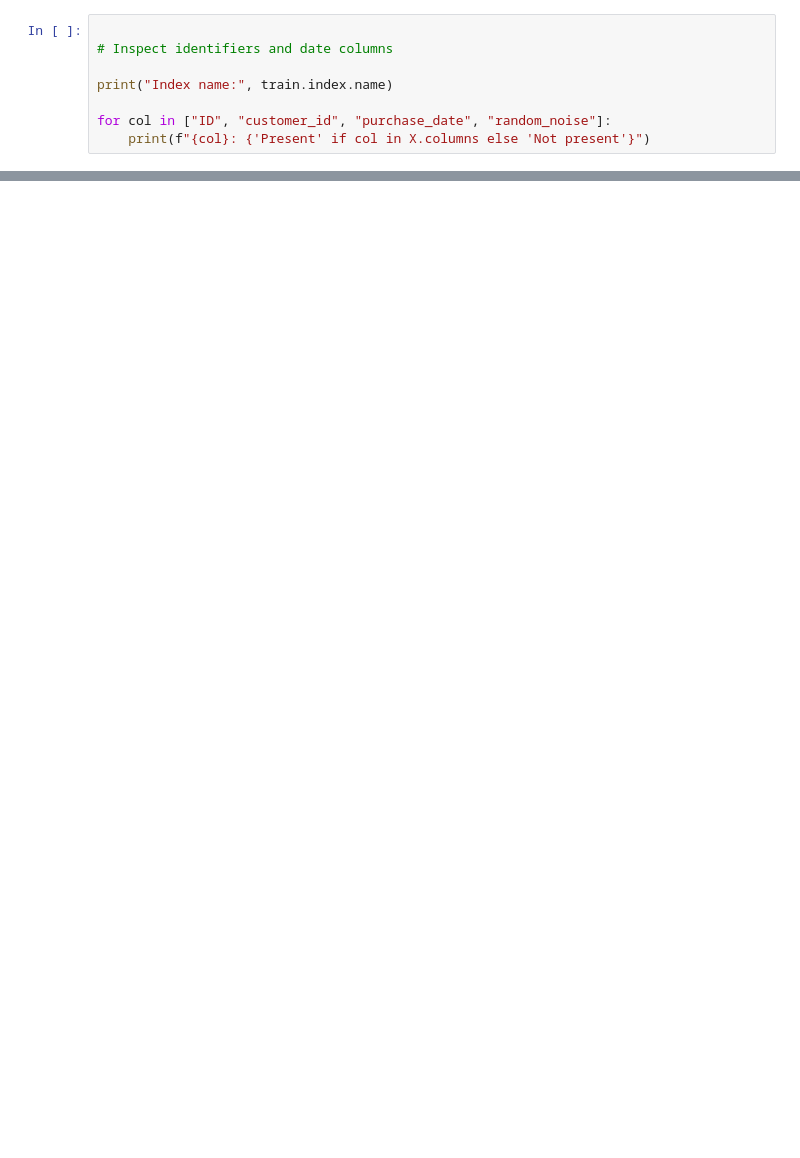
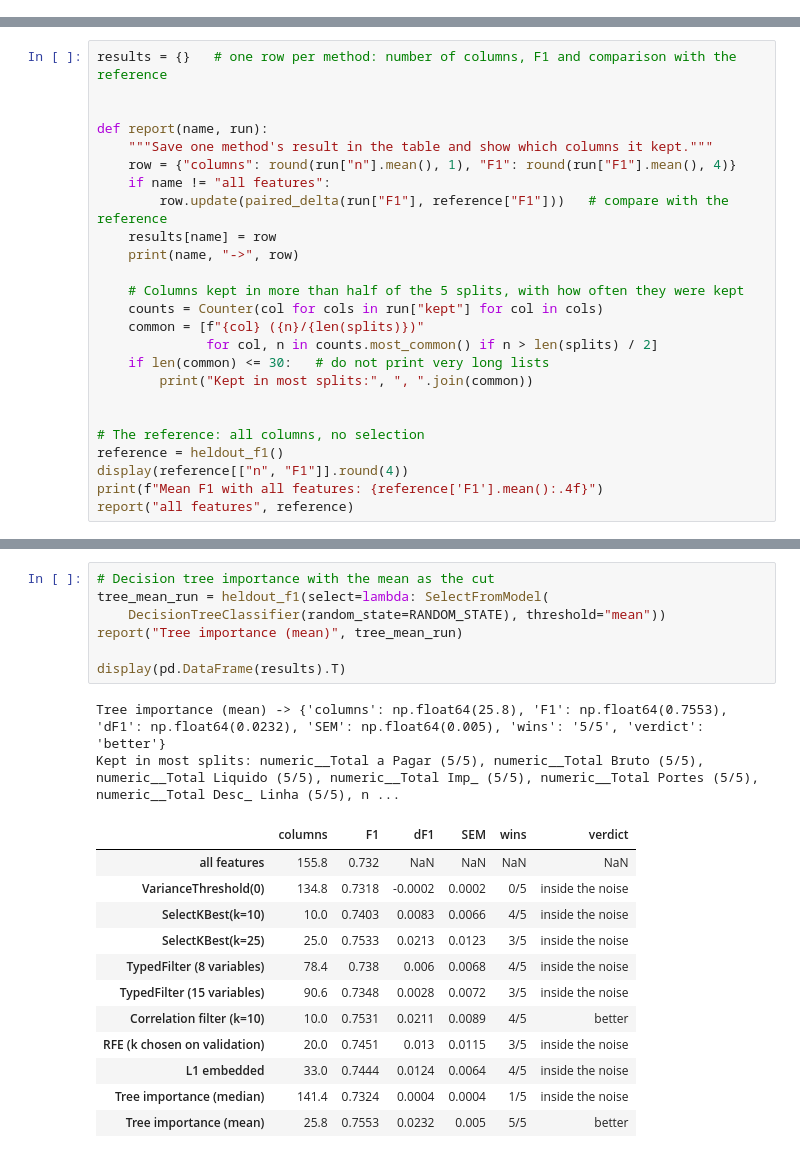
Before and after one commit to GoncaloGouveia04/ML_Project, a Jupyter notebook: notebooks/03_Feature_Selection.ipynb, the cells around one changed output, grey strips where cells are left out. Saved outputs shown, nothing was run; the diff lists cells and outputs as text; blank space fills up the shorter version.

Commit message:
Update complete feature selection work

```diff
--- a/notebooks/03_Feature_Selection.ipynb
+++ b/notebooks/03_Feature_Selection.ipynb
@@ -75,8 +0,0 @@ Is customer_id a column? True
-# %%
-
-# Inspect identifiers and date columns
-
-print("Index name:", train.index.name)
-
-for col in ["ID", "customer_id", "purchase_date", "random_noise"]:
-    print(f"{col}: {'Present' if col in X.columns else 'Not present'}")
@@ -525,0 +358,25 @@ The selected features will be evaluated later to determine whether they improve
+# %%
+results = {}   # one row per method: number of columns, F1 and comparison with the reference
+
+
+def report(name, run):
+    """Save one method's result in the table and show which columns it kept."""
+    row = {"columns": round(run["n"].mean(), 1), "F1": round(run["F1"].mean(), 4)}
+    if name != "all features":
+        row.update(paired_delta(run["F1"], reference["F1"]))   # compare with the reference
+    results[name] = row
+    print(name, "->", row)
+
+    # Columns kept in more than half of the 5 splits, with how often they were kept
+    counts = Counter(col for cols in run["kept"] for col in cols)
+    common = [f"{col} ({n}/{len(splits)})"
+              for col, n in counts.most_common() if n > len(splits) / 2]
+    if len(common) <= 30:   # do not print very long lists
+        print("Kept in most splits:", ", ".join(common))
+
+
+# The reference: all columns, no selection
+reference = heldout_f1()
+display(reference[["n", "F1"]].round(4))
+print(f"Mean F1 with all features: {reference['F1'].mean():.4f}")
+report("all features", reference)
@@ -525,0 +893,22 @@ The selected features will be evaluated later to determine whether they improve
+# %%
+# Decision tree importance with the mean as the cut
+tree_mean_run = heldout_f1(select=lambda: SelectFromModel(
+    DecisionTreeClassifier(random_state=RANDOM_STATE), threshold="mean"))
+report("Tree importance (mean)", tree_mean_run)
+
+display(pd.DataFrame(results).T)
+# %% [output]
+Tree importance (mean) -> {'columns': np.float64(25.8), 'F1': np.float64(0.7553), 'dF1': np.float64(0.0232), 'SEM': np.float64(0.005), 'wins': '5/5', 'verdict': 'better'}
+Kept in most splits: numeric__Total a Pagar (5/5), numeric__Total Bruto (5/5), numeric__Total Liquido (5/5), numeric__Total Imp_ (5/5), numeric__Total Portes (5/5), numeric__Total Desc_ Linha (5/5), n ...
+|  | columns | F1 | dF1 | SEM | wins | verdict |
+| all features | 155.8 | 0.732 | NaN | NaN | NaN | NaN |
+| VarianceThreshold(0) | 134.8 | 0.7318 | -0.0002 | 0.0002 | 0/5 | inside the noise |
+| SelectKBest(k=10) | 10.0 | 0.7403 | 0.0083 | 0.0066 | 4/5 | inside the noise |
+| SelectKBest(k=25) | 25.0 | 0.7533 | 0.0213 | 0.0123 | 3/5 | inside the noise |
+| TypedFilter (8 variables) | 78.4 | 0.738 | 0.006 | 0.0068 | 4/5 | inside the noise |
+| TypedFilter (15 variables) | 90.6 | 0.7348 | 0.0028 | 0.0072 | 3/5 | inside the noise |
+| Correlation filter (k=10) | 10.0 | 0.7531 | 0.0211 | 0.0089 | 4/5 | better |
+| RFE (k chosen on validation) | 20.0 | 0.7451 | 0.013 | 0.0115 | 3/5 | inside the noise |
+| L1 embedded | 33.0 | 0.7444 | 0.0124 | 0.0064 | 4/5 | inside the noise |
+| Tree importance (median) | 141.4 | 0.7324 | 0.0004 | 0.0004 | 1/5 | inside the noise |
+| Tree importance (mean) | 25.8 | 0.7553 | 0.0232 | 0.005 | 5/5 | better |
```
Also changed, not shown: parts of 98 cells of this notebook.
